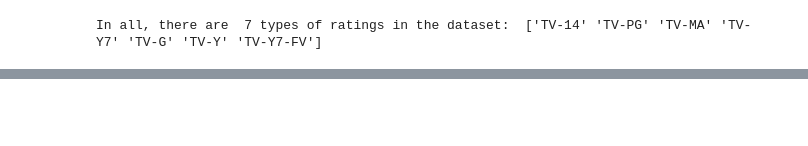
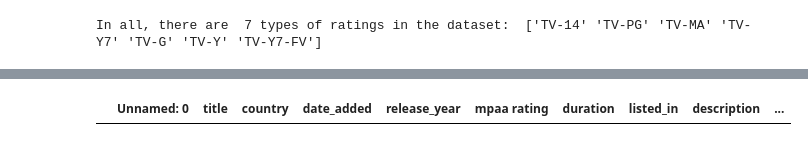
Before and after one commit to AmeerYHassan/Video-Streaming-Analysis, a Jupyter notebook: Graphs/Vaish_code.ipynb, the cells around one changed output, grey strips where cells are left out. Saved outputs shown, nothing was run; the diff lists cells and outputs as text; code cells hidden in the pictures; blank space fills up the shorter version.

```diff
--- a/Graphs/Vaish_code.ipynb
+++ b/Graphs/Vaish_code.ipynb
@@ -51,0 +108,6 @@ plt.show()
+# %%
+year1 = df.loc[df['year_added'] == 2017]
+# %%
+year1
+# %% [output]
+|  | Unnamed: 0 | title | country | date_added | release_year | mpaa rating | duration | listed_in | description | ... |
```
Also changed, not shown: parts of 15 cells of this notebook.
